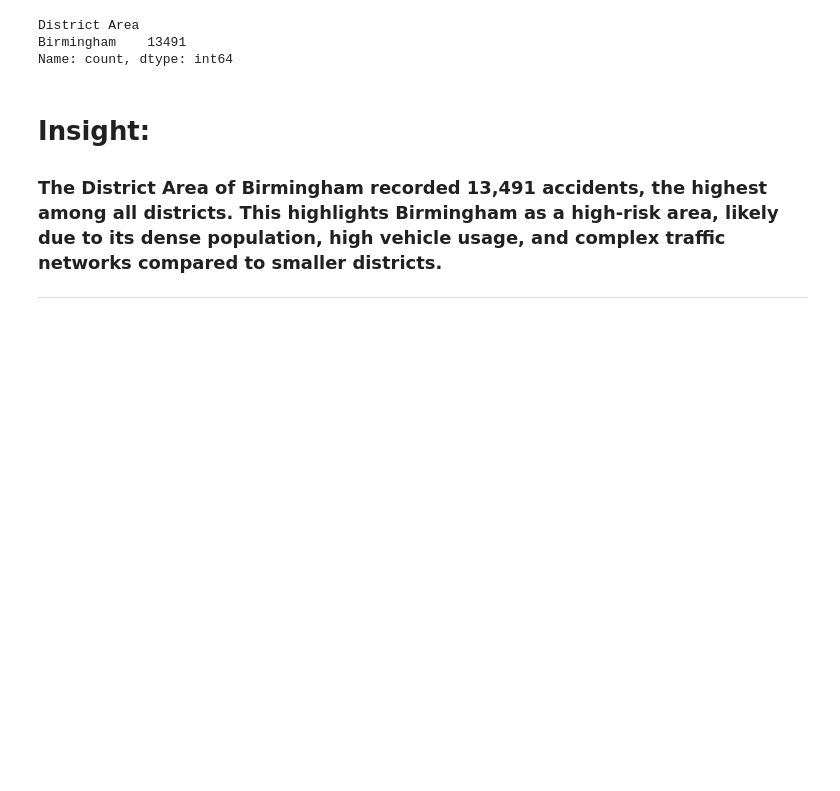
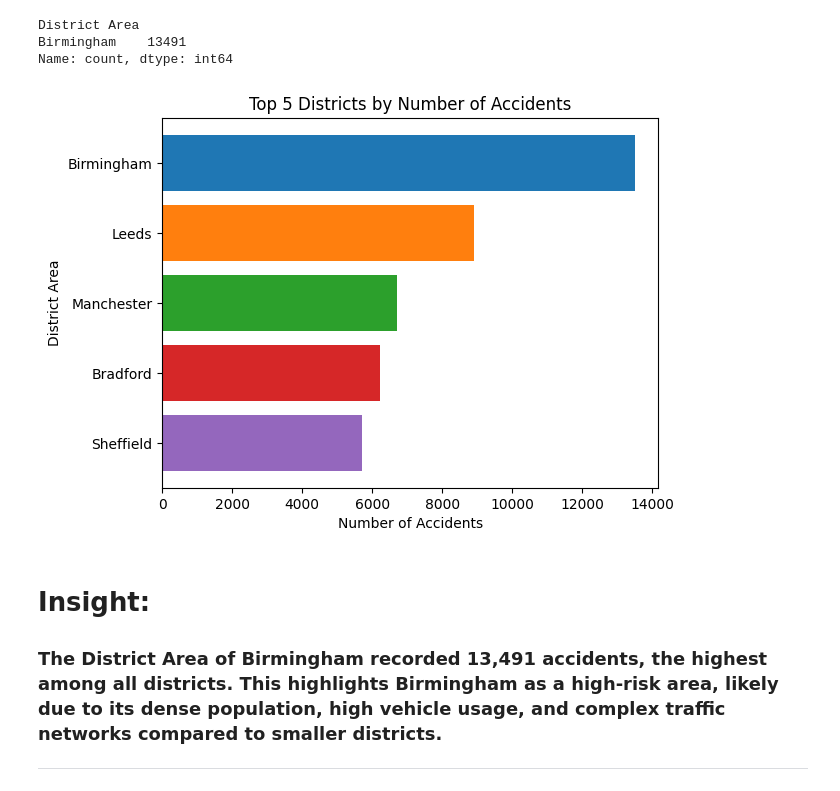
Before and after one commit to xieryn/ELEC03_DATA_ANALYTICS, a Jupyter notebook: Activity 2.ipynb, the cells around one changed output. Saved outputs shown, nothing was run; the diff lists cells and outputs as text; code cells hidden in the pictures; blank space fills up the shorter version.

```diff
--- a/Activity 2.ipynb
+++ b/Activity 2.ipynb
@@ -269,2 +94,0 @@ accident['Accident Date'] = accident['Accident Date'].str.replace('/', '-')
-# %%
-accident['Accident Date'] = pd.to_datetime(accident['Accident Date'], dayfirst = True, errors = 'coerce')
@@ -273,5 +94,0 @@ accident['Accident Date'] = pd.to_datetime(accident['Accident Date'], dayfirst =
-# %%
-accident['Year'] = accident['Accident Date'].dt.year
-accident['Month'] = accident['Accident Date'].dt.month
-accident['Day'] = accident['Accident Date'].dt.day
-accident['DayOfWeek'] = accident['Accident Date'].dt.dayofweek
@@ -278,3 +126,12 @@ accident['DayOfWeek'] = accident['Accident Date'].dt.dayofweek
+# %%
+accident["Latitude"].fillna(accident["Latitude"].mean(), inplace=True)
+accident["Longitude"].fillna(accident["Longitude"].mean(), inplace=True)
+accident["Road_Surface_Conditions"].fillna(accident["Road_Surface_Conditions"].mode()[0], inplace=True)
+accident["Road_Type"].fillna(accident["Road_Type"].mode()[0], inplace=True)
+accident["Urban_or_Rural_Area"].fillna(accident["Urban_or_Rural_Area"].mode()[0], inplace=True)
+accident["Weather_Conditions"].fillna(accident["Weather_Conditions"].mode()[0], inplace=True)
+mode_date = accident["Accident Date"].mode()[0]
+accident["Accident Date"].fillna(mode_date, inplace=True)
 # %%
 accident.isnull().sum()
 # %% [output]
@@ -324,11 +157,0 @@ dtype: object
-# %%
-accident['Index'] = accident['Index'].astype("category")
-accident['Accident_Severity'] = accident['Accident_Severity'].astype("category")
-accident['Accident Date'] = accident['Accident Date'].astype("category")
-accident['Light_Conditions'] = accident['Light_Conditions'].astype("category")
-accident['District Area'] = accident['District Area'].astype("category")
-accident['Road_Surface_Conditions'] = accident['Road_Surface_Conditions'].astype("category")
-accident['Road_Type'] = accident['Road_Type'].astype("category")
-accident['Urban_or_Rural_Area'] = accident['Urban_or_Rural_Area'].astype("category")
-accident['Weather_Conditions'] = accident['Weather_Conditions'].astype("category")
-accident['Vehicle_Type'] = accident['Vehicle_Type'].astype("category")
@@ -452,6 +250,26 @@ accident['District Area'].value_counts().head(1)
 District Area
 Birmingham    13491
 Name: count, dtype: int64
+# %%
+accident['District Area'] = accident['District Area'].str.strip()
+
+top5 = (
+    accident['District Area']
+    .value_counts()
+    .nlargest(5)
+    .reset_index()
+)
+top5.columns = ['District Area', 'Accident Count']
+
+plt.barh(top5['District Area'], top5['Accident Count'],
+        color = ["#1f77b4", "#ff7f0e", "#2ca02c", "#d62728", "#9467bd"])
+plt.title("Top 5 Districts by Number of Accidents")
+plt.xlabel("Number of Accidents")
+plt.ylabel("District Area")
+plt.gca().invert_yaxis()
+plt.show()
+# %% [output]
+[figure, added]
 # %% [markdown]
 <h1>Insight:</h1>
 <h3>The District Area of Birmingham recorded 13,491 accidents, the highest among all districts. This highlights Birmingham as a high-risk area, likely due to its dense population, high vehicle usage, and complex traffic networks compared to smaller districts.</h3>
```
Also changed, not shown: parts of 85 cells of this notebook, 6 other files.
